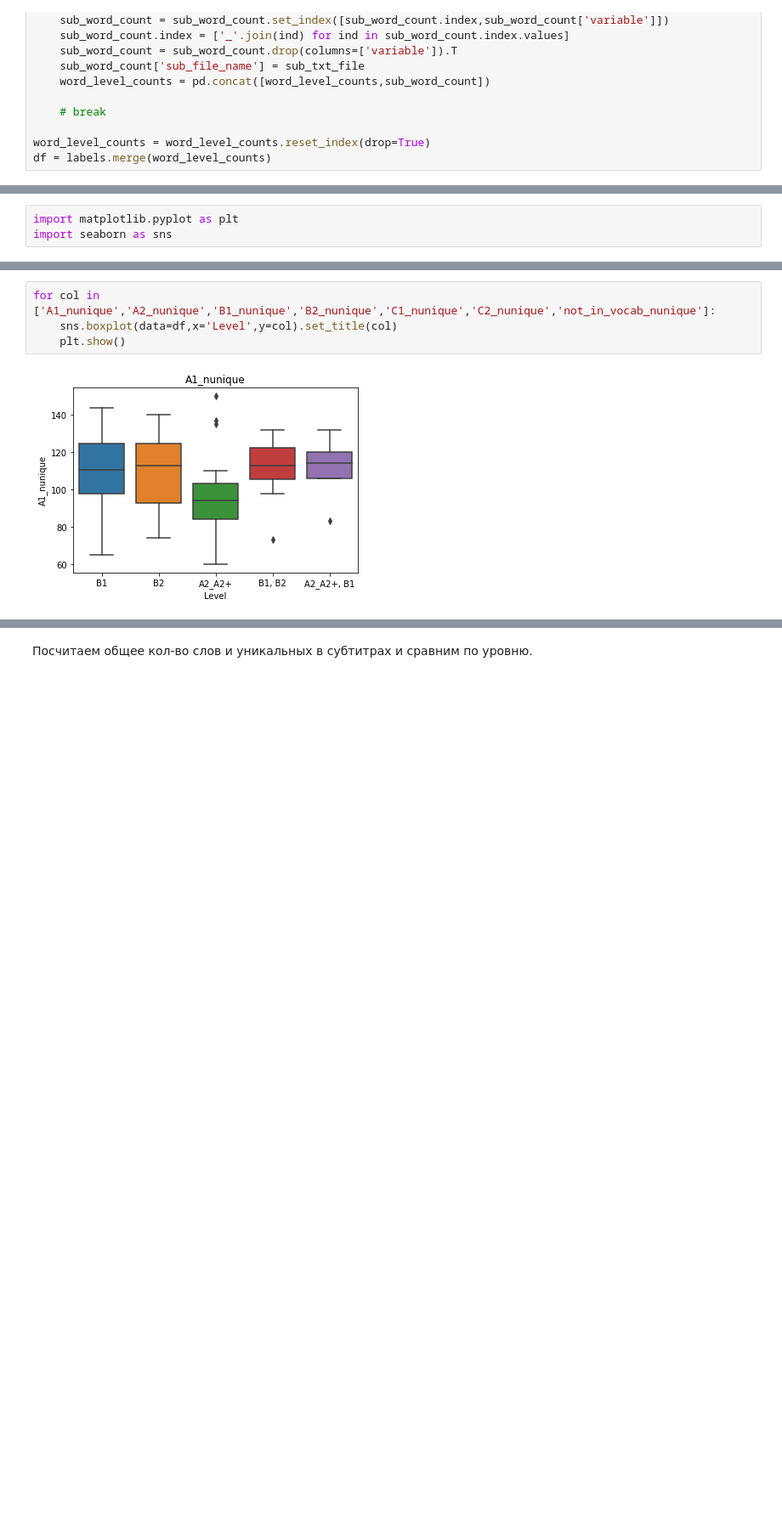
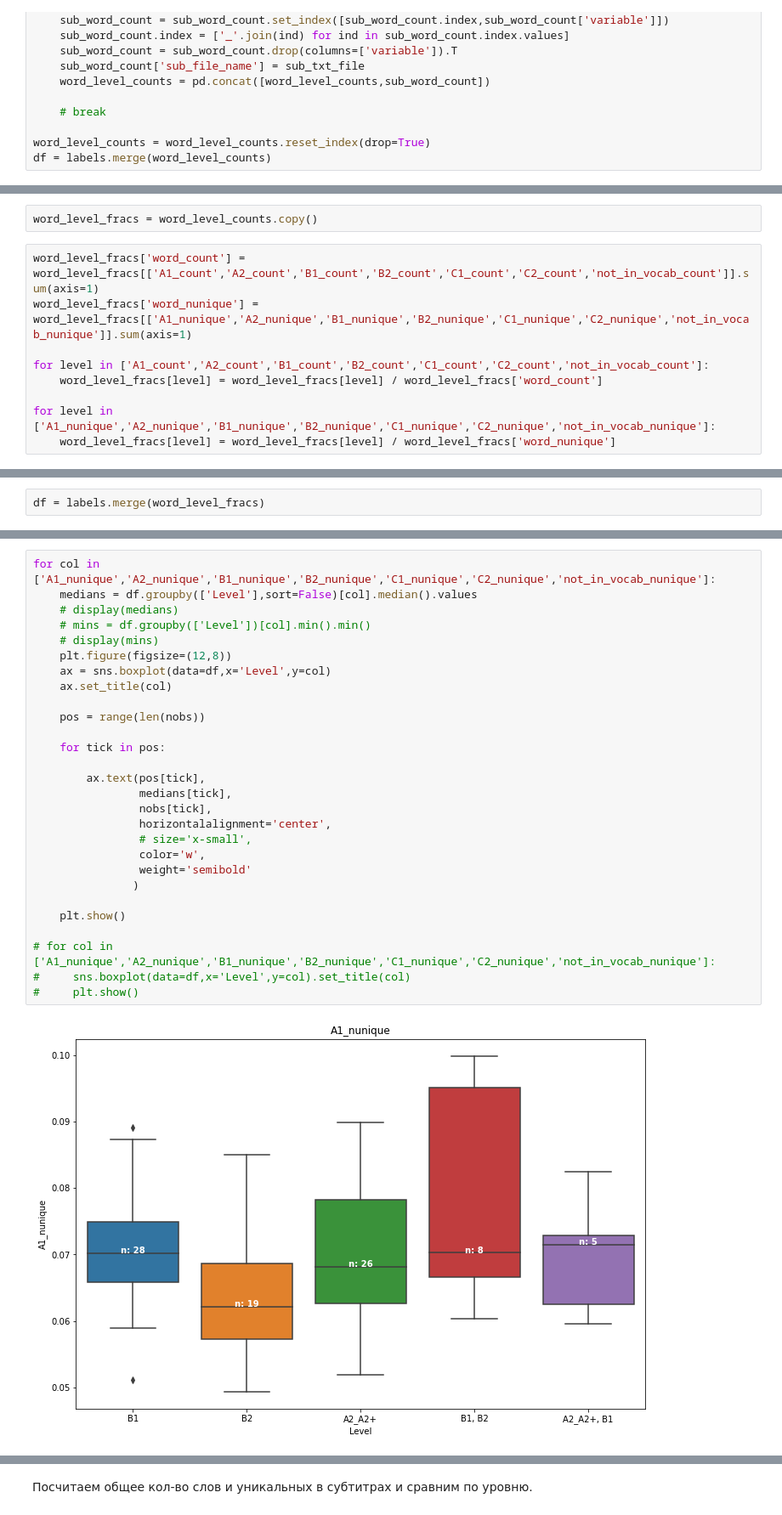
Before and after one commit to snakerzr/predict_english_level_with_movie_subs, a Jupyter notebook: notebook.ipynb, the cells around one changed output, grey strips where cells are left out. Shown at 85% size. Drawn from its saved outputs; the diff is of its cells as text; blank space fills up the shorter version.

```diff
--- a/notebook.ipynb
+++ b/notebook.ipynb
@@ -662,0 +665,11 @@ df = labels.merge(word_level_counts)
+# %%
+word_level_fracs = word_level_counts.copy()
+# %%
+word_level_fracs['word_count'] = word_level_fracs[['A1_count','A2_count','B1_count','B2_count','C1_count','C2_count','not_in_vocab_count']].sum(axis=1)
+word_level_fracs['word_nunique'] = word_level_fracs[['A1_nunique','A2_nunique','B1_nunique','B2_nunique','C1_nunique','C2_nunique','not_in_vocab_nunique']].sum(axis=1)
+
+for level in ['A1_count','A2_count','B1_count','B2_count','C1_count','C2_count','not_in_vocab_count']:
+    word_level_fracs[level] = word_level_fracs[level] / word_level_fracs['word_count']
+
+for level in ['A1_nunique','A2_nunique','B1_nunique','B2_nunique','C1_nunique','C2_nunique','not_in_vocab_nunique']:
+    word_level_fracs[level] = word_level_fracs[level] / word_level_fracs['word_nunique']
@@ -663,6 +685,5 @@ df = labels.merge(word_level_counts)
 # %%
-import matplotlib.pyplot as plt
-import seaborn as sns
+df = labels.merge(word_level_fracs)
 # %%
 df
 # %% [output]
@@ -694,6 +764,30 @@ for col in ['A1_count','A2_count','B1_count','B2_count','C1_count','C2_count','n
 # %%
 for col in ['A1_nunique','A2_nunique','B1_nunique','B2_nunique','C1_nunique','C2_nunique','not_in_vocab_nunique']:
-    sns.boxplot(data=df,x='Level',y=col).set_title(col)
+    medians = df.groupby(['Level'],sort=False)[col].median().values
+    # display(medians)
+    # mins = df.groupby(['Level'])[col].min().min()
+    # display(mins)
+    plt.figure(figsize=(12,8))
+    ax = sns.boxplot(data=df,x='Level',y=col)
+    ax.set_title(col)
+
+    pos = range(len(nobs))
+
+    for tick in pos:
+
+        ax.text(pos[tick],
+                medians[tick],
+                nobs[tick],
+                horizontalalignment='center',
+                # size='x-small',
+                color='w',
+                weight='semibold'
+               )
+
     plt.show()
+
+# for col in ['A1_nunique','A2_nunique','B1_nunique','B2_nunique','C1_nunique','C2_nunique','not_in_vocab_nunique']:
+#     sns.boxplot(data=df,x='Level',y=col).set_title(col)
+#     plt.show()
 # %% [output]
-[figure, old version]
+[figure, new version]
```
Also changed, not shown: parts of 25 cells of this notebook.
